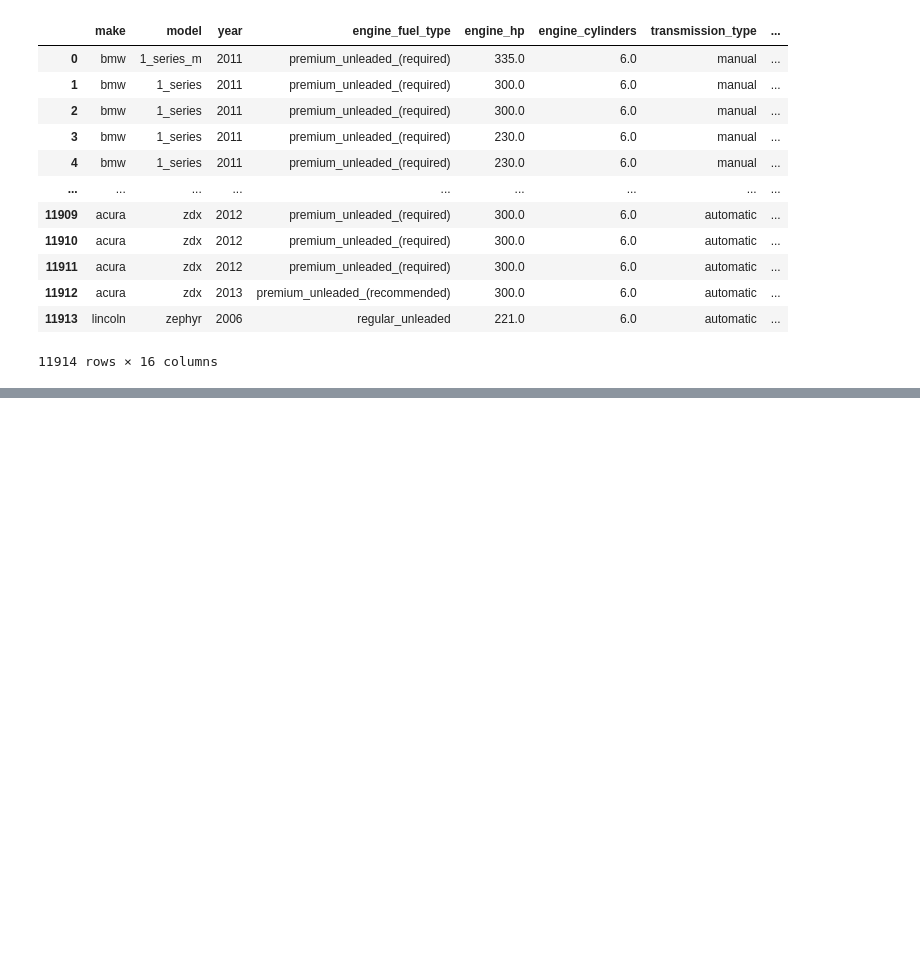
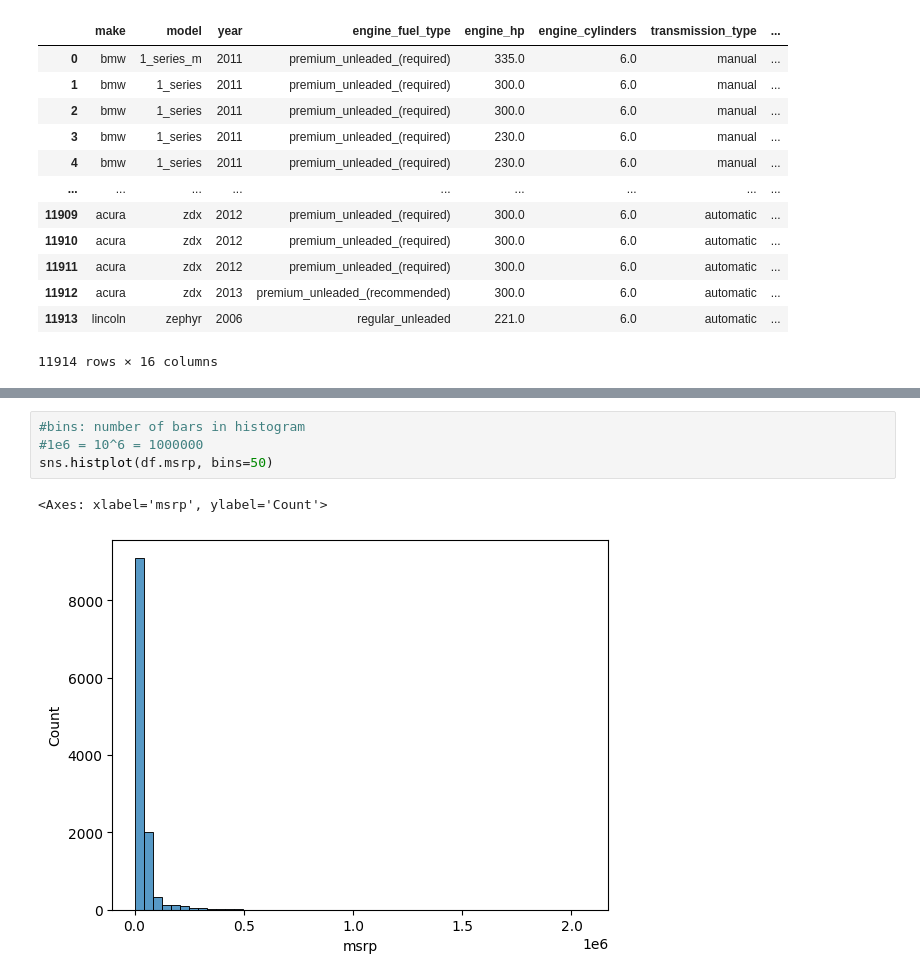
Before and after one commit to piouspradhan/machine-learning-zoomcamp, a Jupyter notebook: 02-regression/notebook.ipynb, the cells around one changed output, grey strips where cells are left out. Drawn from its saved outputs; the diff is of its cells as text; blank space fills up the shorter version.

```diff
--- a/02-regression/notebook.ipynb
+++ b/02-regression/notebook.ipynb
@@ -134,0 +300,7 @@ df
+# %%
+#bins: number of bars in histogram
+#1e6 = 10^6 = 1000000
+sns.histplot(df.msrp, bins=50)
+# %% [output]
+<Axes: xlabel='msrp', ylabel='Count'>
+[figure, added]
```
Also changed, not shown: parts of 165 cells of this notebook, 3 other files.
